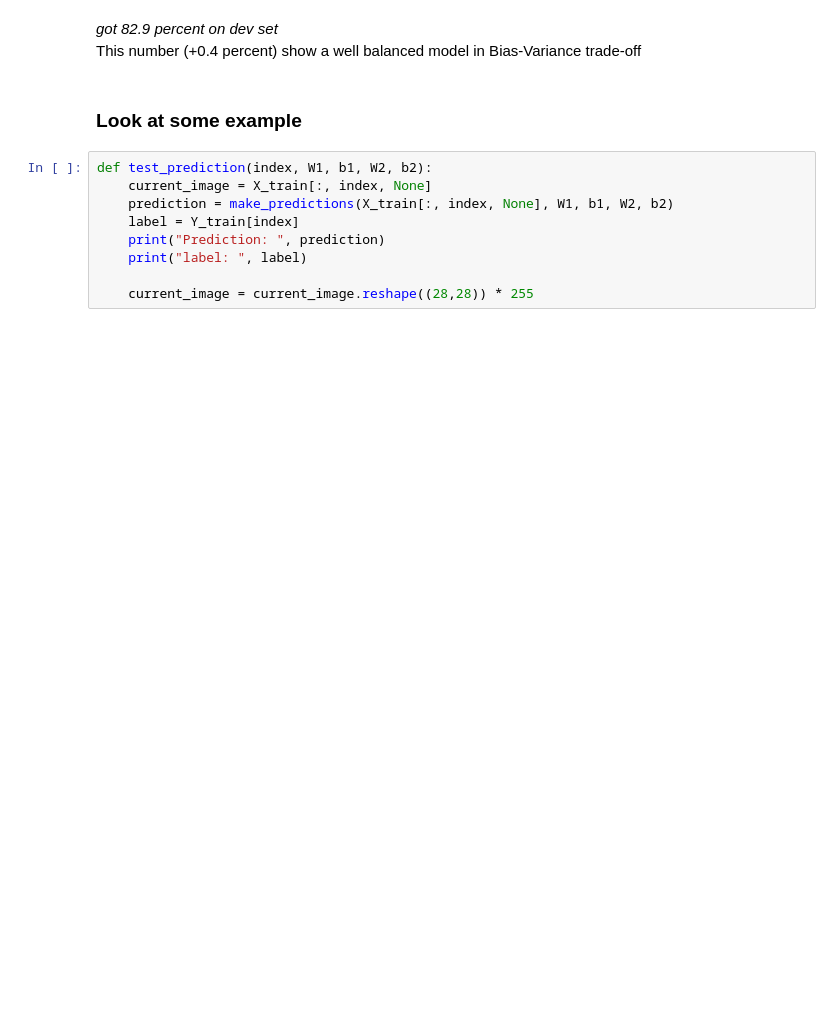
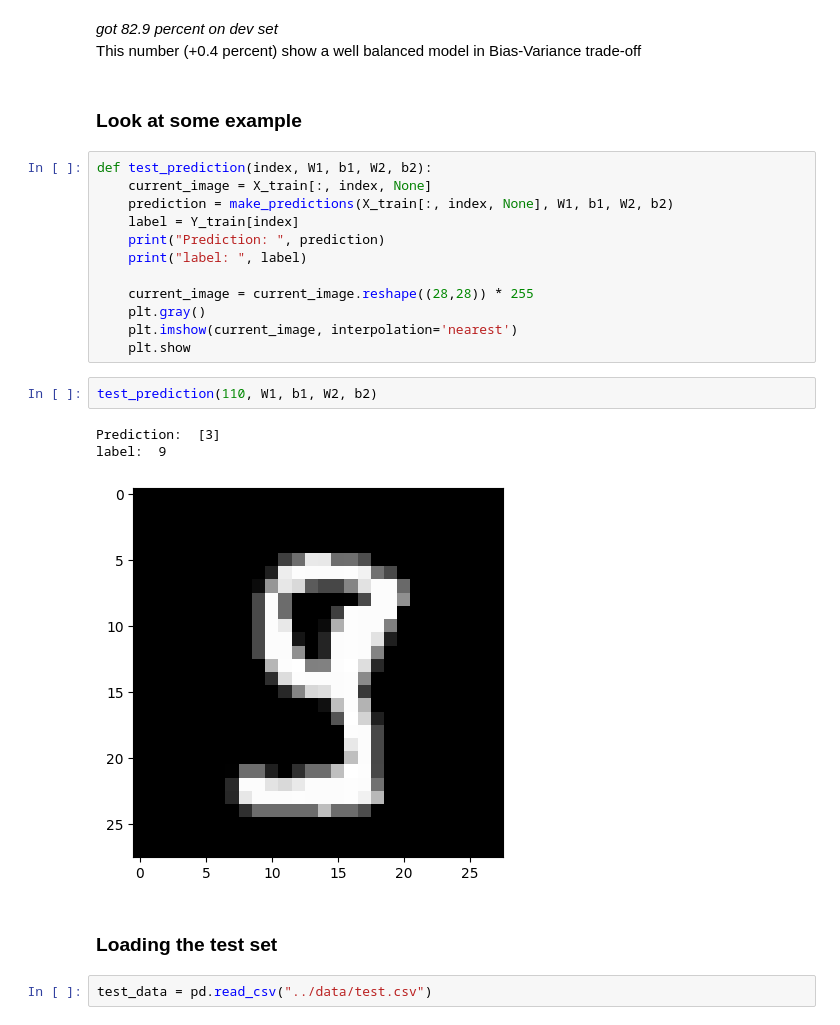
Before and after one commit to ImanHeshmat/handwritten-digit-pure-numpy-neural-network, a Jupyter notebook: notebooks/handwritten-digit-nn-pure-numpy.ipynb, the cells around one changed output. Cells and saved outputs as stored; diff of their text form; blank space fills up the shorter version.

Commit message:
load test data

```diff
--- a/notebooks/handwritten-digit-nn-pure-numpy.ipynb
+++ b/notebooks/handwritten-digit-nn-pure-numpy.ipynb
@@ -293,3 +295,16 @@ def test_prediction(index, W1, b1, W2, b2):
     print("label: ", label)
 
     current_image = current_image.reshape((28,28)) * 255
+    plt.gray()
+    plt.imshow(current_image, interpolation='nearest')
+    plt.show
+# %%
+test_prediction(110, W1, b1, W2, b2)
+# %% [output]
+Prediction:  [3]
+label:  9
+[figure, added]
+# %% [markdown]
+### Loading the test set
+# %%
+test_data = pd.read_csv("../data/test.csv")
```
Also changed, not shown: parts of 8 cells of this notebook.
